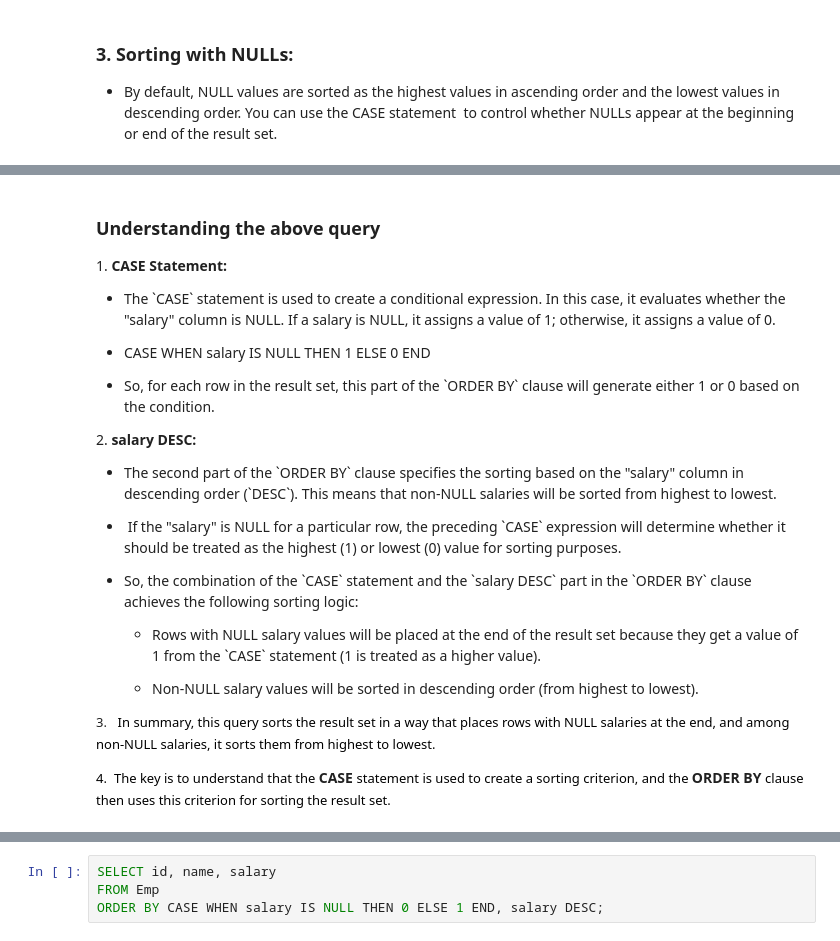
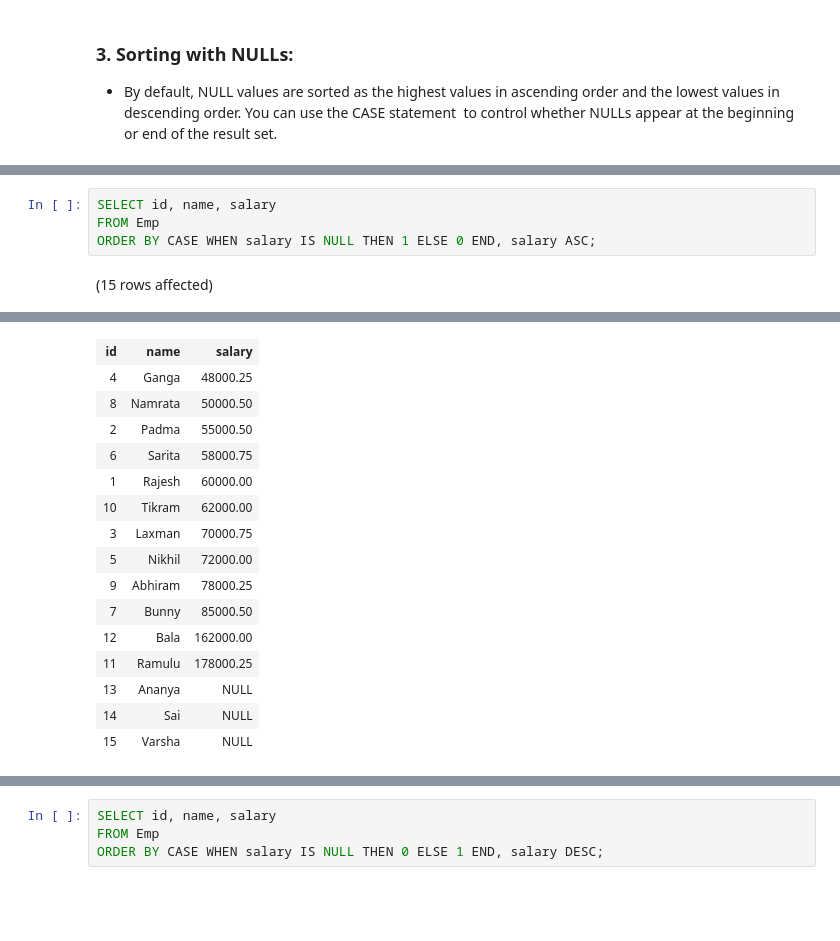
Before and after one commit to rathodlaxman/DataScienceLearnersHub-SQL, a Jupyter notebook: DSLH-OrderByClause.ipynb, the cells around one changed output, grey strips where cells are left out. Cells and saved outputs as stored; diff of their text form; blank space fills up the shorter version.

Commit message:
Updated order by clause

```diff
--- a/DSLH-OrderByClause.ipynb
+++ b/DSLH-OrderByClause.ipynb
@@ -132,31 +133,9 @@ Total execution time: 00:00:00.005
 | 8 | Namrata | 50000.50 |
 | 4 | Ganga | 48000.25 |
 | 16 | Arjun | NULL |
-# %% [markdown]
-### **Understanding the above query**
-
-1\. **CASE Statement:**
-
-- The \`CASE\` statement is used to create a conditional expression. In this case, it evaluates whether the "salary" column is NULL. If a salary is NULL, it assigns a value of 1; otherwise, it assigns a value of 0.
-
-- CASE WHEN salary IS NULL THEN 1 ELSE 0 END
-
-- So, for each row in the result set, this part of the \`ORDER BY\` clause will generate either 1 or 0 based on the condition.
-
-
-2\. **salary DESC:**
-
-- The second part of the \`ORDER BY\` clause specifies the sorting based on the "salary" column in descending order (\`DESC\`). This means that non-NULL salaries will be sorted from highest to lowest.
-
--  If the "salary" is NULL for a particular row, the preceding \`CASE\` expression will determine whether it should be treated as the highest (1) or lowest (0) value for sorting purposes.
-
-- So, the combination of the \`CASE\` statement and the \`salary DESC\` part in the \`ORDER BY\` clause achieves the following sorting logic:
-
-    - Rows with NULL salary values will be placed at the end of the result set because they get a value of 1 from the \`CASE\` statement (1 is treated as a higher value).
-
-    - Non-NULL salary values will be sorted in descending order (from highest to lowest).
-
-
-<span style="font-size: 13px;">3.&nbsp;</span>  <span style="color: rgb(0, 0, 0); font-family: &quot;Helvetica Neue&quot;; font-size: 13px;">In summary, this query sorts the result set in a way that places rows with NULL salaries at the end, and among non-NULL salaries, it sorts them from highest to lowest.</span>
-
-<span style="color: rgb(0, 0, 0); font-family: &quot;Helvetica Neue&quot;; font-size: 13px;">4.&nbsp;</span> <span style="color: rgb(0, 0, 0); font-family: &quot;Helvetica Neue&quot;; font-size: 13px;">The key is to understand that the </span> **CASE** <span style="color: rgb(0, 0, 0); font-family: &quot;Helvetica Neue&quot;; font-size: 13px;"> statement is used to create a sorting criterion, and the </span> **ORDER BY** <span style="color: rgb(0, 0, 0); font-family: &quot;Helvetica Neue&quot;; font-size: 13px;"> clause then uses this criterion for sorting the result set.</span>
+# %%
+SELECT id, name, salary
+FROM Emp
+ORDER BY CASE WHEN salary IS NULL THEN 1 ELSE 0 END, salary ASC;
+# %% [output]
+(15 rows affected)
@@ -162,0 +143,16 @@ Total execution time: 00:00:00.005
+| id | name | salary |
+| 4 | Ganga | 48000.25 |
+| 8 | Namrata | 50000.50 |
+| 2 | Padma | 55000.50 |
+| 6 | Sarita | 58000.75 |
+| 1 | Rajesh | 60000.00 |
+| 10 | Tikram | 62000.00 |
+| 3 | Laxman | 70000.75 |
+| 5 | Nikhil | 72000.00 |
+| 9 | Abhiram | 78000.25 |
+| 7 | Bunny | 85000.50 |
+| 12 | Bala | 162000.00 |
+| 11 | Ramulu | 178000.25 |
+| 13 | Ananya | NULL |
+| 14 | Sai | NULL |
+| 15 | Varsha | NULL |
```
Also changed, not shown: parts of 6 cells of this notebook.
